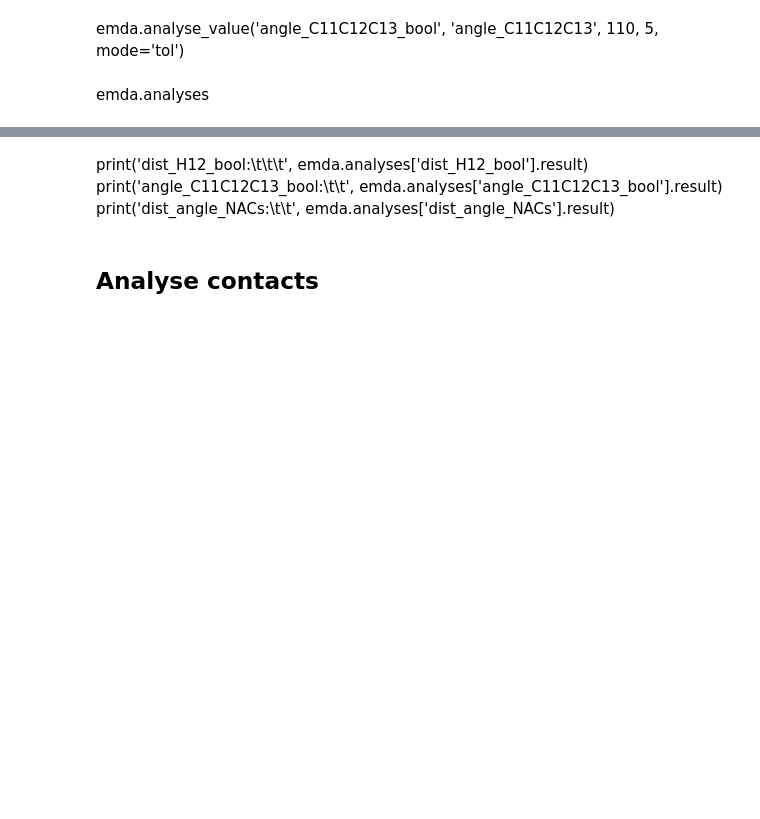
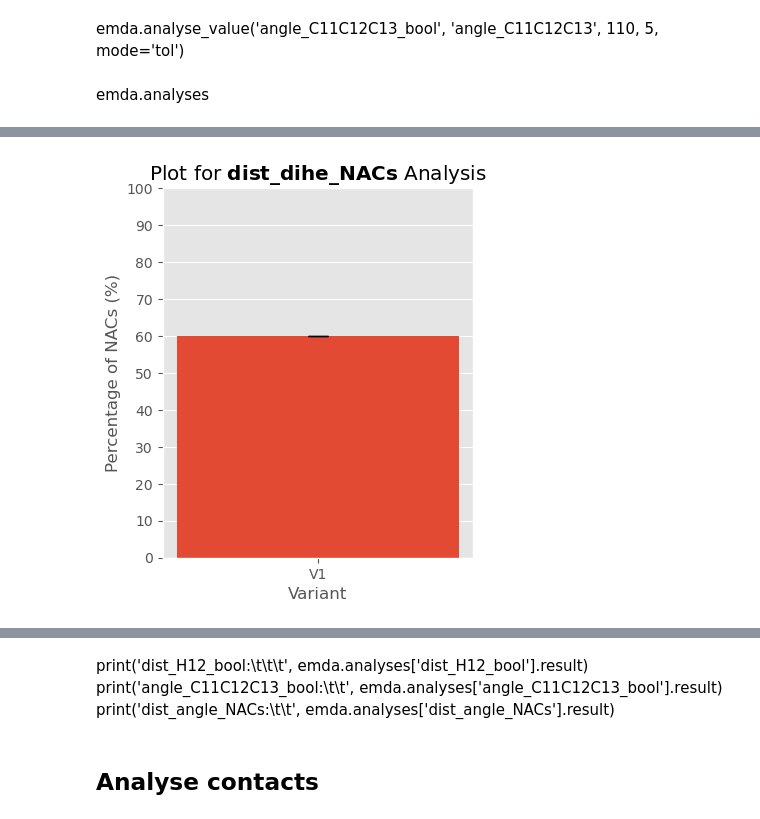
Before and after one commit to MolBioMedUAB/EMDA, a Jupyter notebook: example/example.ipynb, the cells around one changed output, grey strips where cells are left out. Cells and saved outputs as stored; diff of their text form; code cells hidden in the pictures; blank space fills up the shorter version.

```diff
--- a/example/example.ipynb
+++ b/example/example.ipynb
@@ -161,0 +153,4 @@ emda.analyses['dist_dihe_NACs'].result
+# %%
+emda.plot_NACs('dist_dihe_NACs', merge_replicas=True, percentage=True, bar_width=0.1, width=4)
+# %% [output]
+[figure, added]
```
Also changed, not shown: parts of 17 cells of this notebook.
